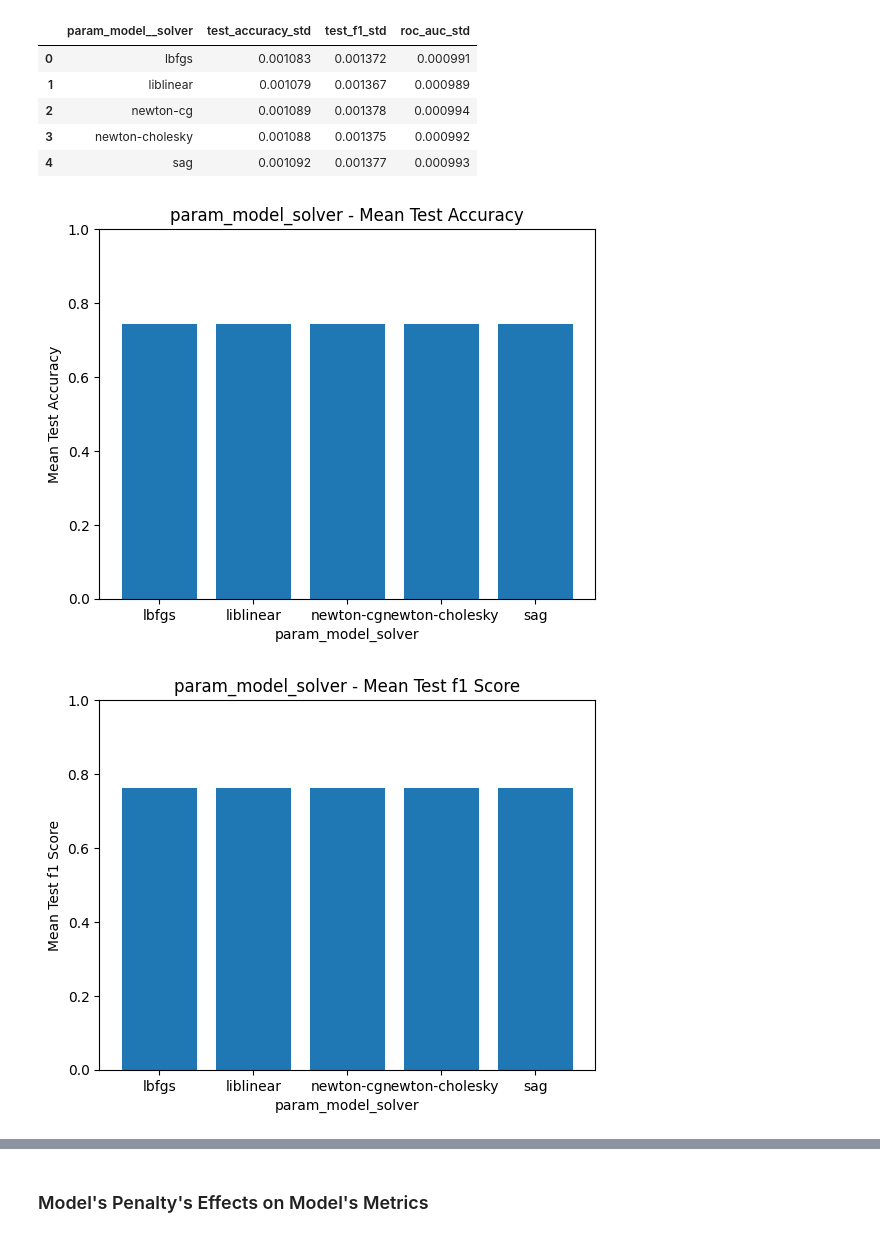
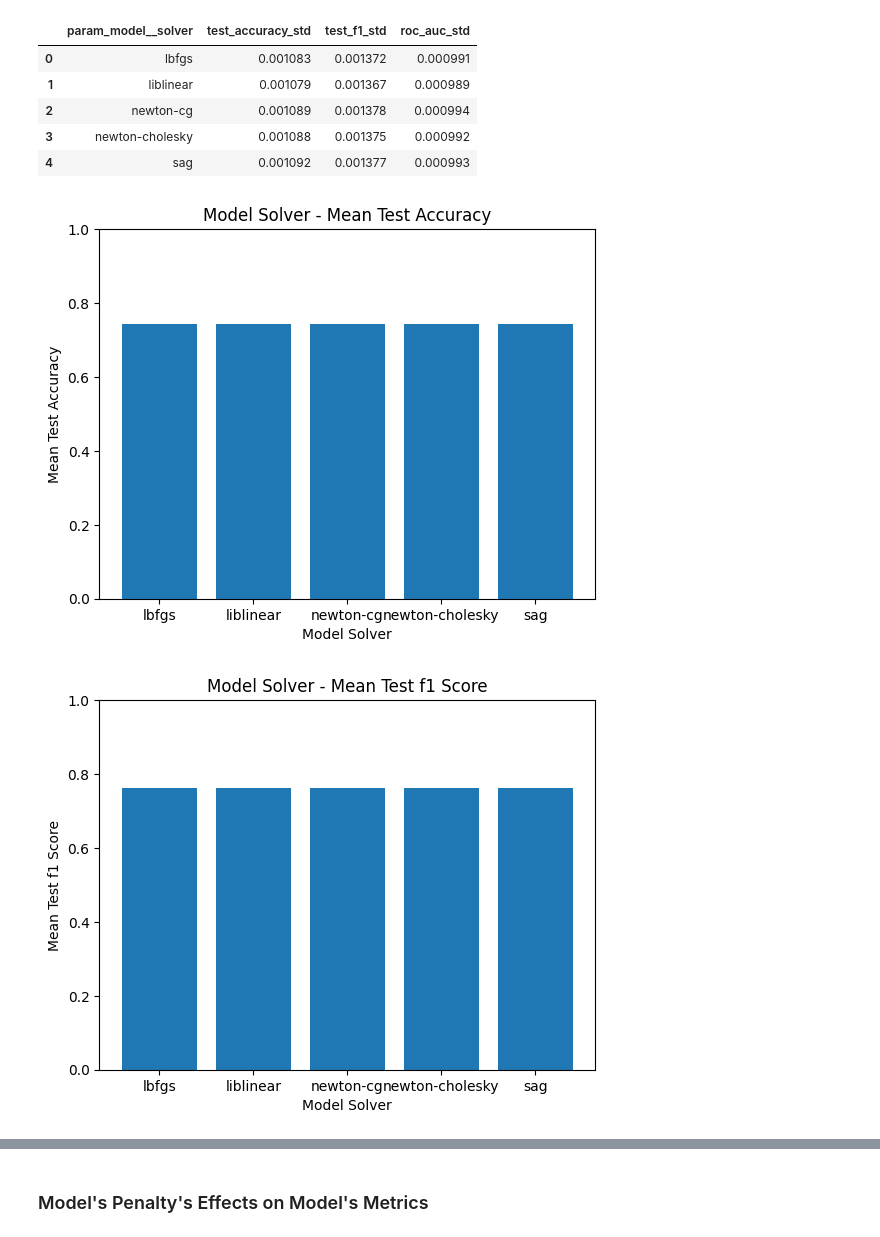
Before and after one commit to ismailnasuhkara/yap470, a Jupyter notebook: logistic_regression/logistic_regression_diabetes.ipynb, the cells around one changed output, grey strips where cells are left out. Saved outputs shown, nothing was run; the diff lists cells and outputs as text; code cells hidden in the pictures.

```diff
--- a/logistic_regression/logistic_regression_diabetes.ipynb
+++ b/logistic_regression/logistic_regression_diabetes.ipynb
@@ -901,28 +916,28 @@ results = grid_results_df[param_cols + mean_cols]
 results = results.groupby("param_model__solver")["mean_test_accuracy"].mean().reset_index()
 
 plt.bar(results["param_model__solver"], results["mean_test_accuracy"])
-plt.xlabel("param_model_solver")
+plt.xlabel("Model Solver")
 plt.ylabel("Mean Test Accuracy")
-plt.title("param_model_solver - Mean Test Accuracy")
+plt.title("Model Solver - Mean Test Accuracy")
 plt.ylim(0, 1)
 plt.show()
 # %% [output]
-[figure, old version]
+[figure, new version]
 # %%
 results = grid_results_df[param_cols + mean_cols]
 
 results = results.groupby("param_model__solver")["mean_test_f1"].mean().reset_index()
 
 
 
 plt.bar(results["param_model__solver"], results["mean_test_f1"])
-plt.xlabel("param_model_solver")
+plt.xlabel("Model Solver")
 plt.ylabel("Mean Test f1 Score")
-plt.title("param_model_solver - Mean Test f1 Score")
+plt.title("Model Solver - Mean Test f1 Score")
 plt.ylim(0, 1)
 plt.show()
 # %% [output]
-[figure, old version]
+[figure, new version]
 # %%
 results = grid_results_df[param_cols + mean_cols]
 
```
Also changed, not shown: parts of 90 cells of this notebook, 3 other files.
